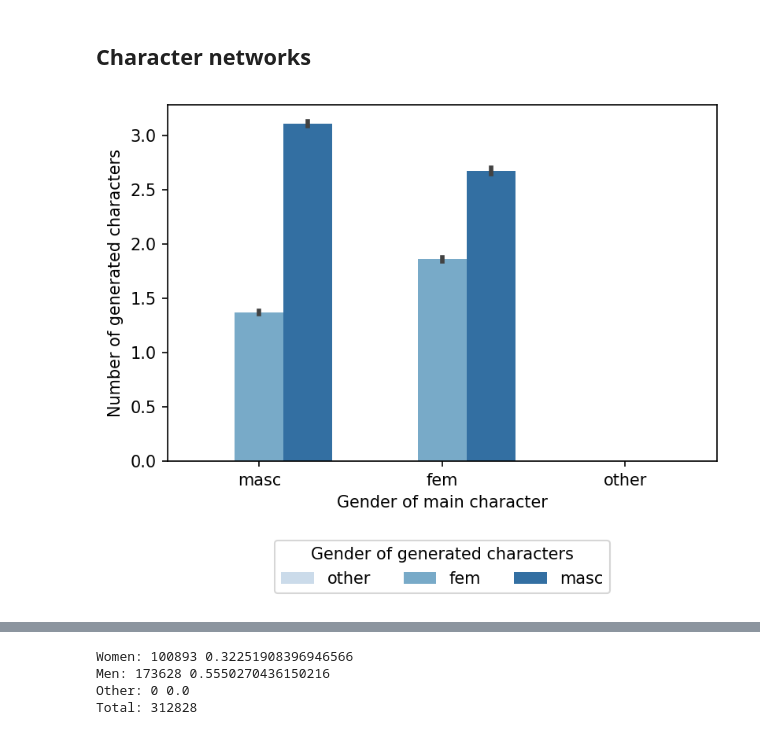
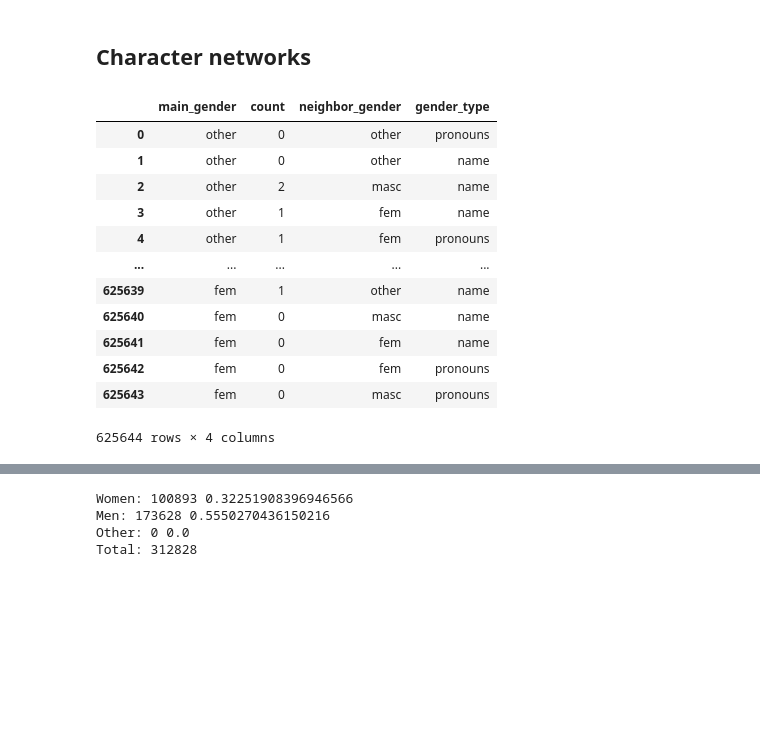
Before and after one commit to lucy3/gpt3_gender, a Jupyter notebook: code/character_viz.ipynb, the cells around one changed output, grey strips where cells are left out. Cells and saved outputs as stored; diff of their text form; code cells hidden in the pictures; blank space fills up the shorter version.

```diff
--- a/code/character_viz.ipynb
+++ b/code/character_viz.ipynb
@@ -115,11 +123,19 @@ def get_char_network(char_neighbor_path):
     return d
-# %%
-d = get_char_network(LOGS + 'char_gender_0.9/')
-plt.figure(dpi=150)
-sns.barplot(x="main_gender", y="frac", palette="Blues", hue="neighbor_gender", data=d, order=["masc", "fem", "other"])
-plt.legend(title="Gender of generated characters", loc='upper center', bbox_to_anchor=(0.5, -0.2), ncol=3)
-plt.xlabel("Gender of main character")
-plt.ylabel("Number of generated characters")
-plt.show()
-# %% [output]
-[figure, removed]
+# %%
+d = get_char_network(LOGS + 'char_gender_0.9/')
+df = pd.DataFrame.from_dict(d)
+df
+# %% [output]
+|  | main_gender | count | neighbor_gender | gender_type |
+| 0 | other | 0 | other | pronouns |
+| 1 | other | 0 | other | name |
+| 2 | other | 2 | masc | name |
+| 3 | other | 1 | fem | name |
+| 4 | other | 1 | fem | pronouns |
+| ... | ... | ... | ... | ... |
+| 625639 | fem | 1 | other | name |
+| 625640 | fem | 0 | masc | name |
+| 625641 | fem | 0 | fem | name |
+| 625642 | fem | 0 | fem | pronouns |
+| 625643 | fem | 0 | masc | pronouns |
+625644 rows × 4 columns
```
Also changed, not shown: parts of 7 cells of this notebook, 3 other files.
